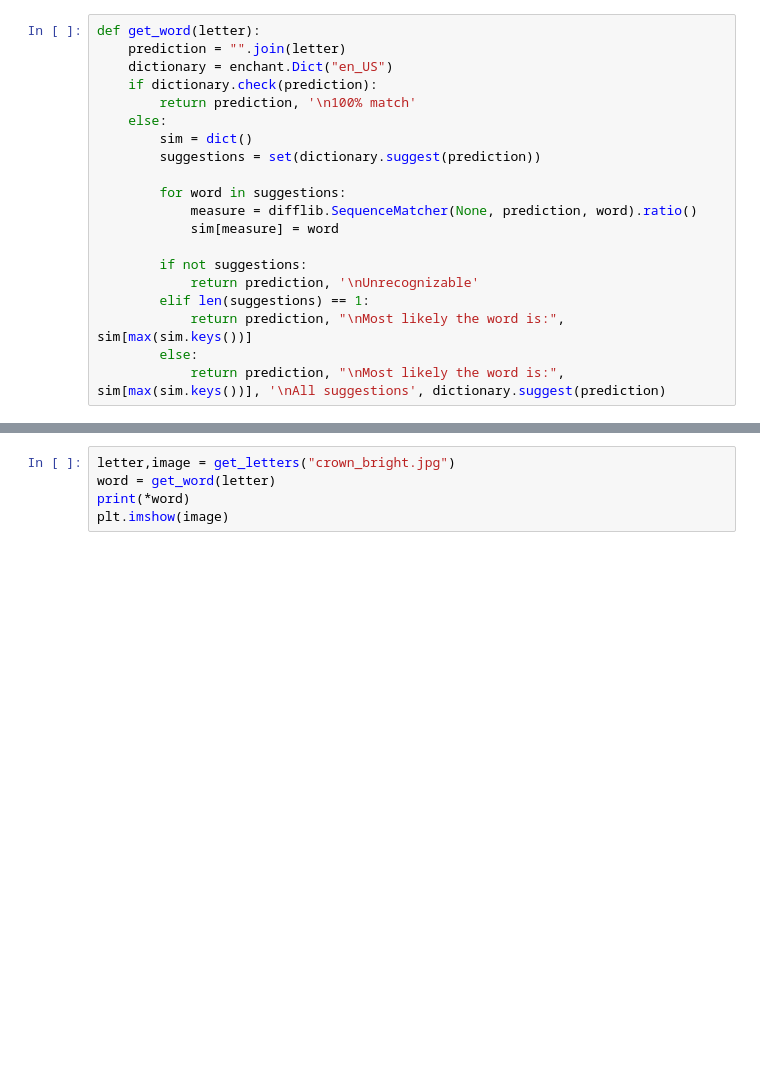
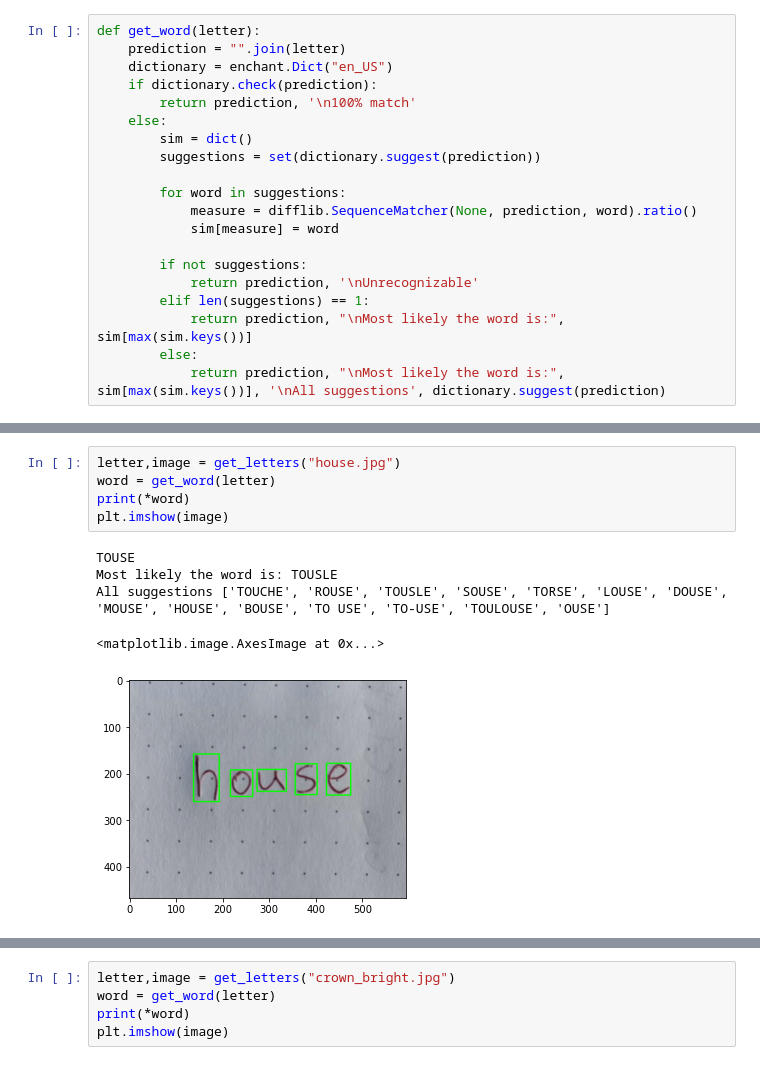
Before and after one commit to CISgroup1/HTR_GUI_PyQt, a Jupyter notebook: Main.ipynb, the cells around one changed output, grey strips where cells are left out. Drawn from its saved outputs; the diff is of its cells as text; blank space fills up the shorter version.

```diff
--- a/Main.ipynb
+++ b/Main.ipynb
@@ -90,0 +92,11 @@ def get_word(letter):
+# %%
+letter,image = get_letters("house.jpg")
+word = get_word(letter)
+print(*word)
+plt.imshow(image)
+# %% [output]
+TOUSE
+Most likely the word is: TOUSLE
+All suggestions ['TOUCHE', 'ROUSE', 'TOUSLE', 'SOUSE', 'TORSE', 'LOUSE', 'DOUSE', 'MOUSE', 'HOUSE', 'BOUSE', 'TO USE', 'TO-USE', 'TOULOUSE', 'OUSE']
+<matplotlib.image.AxesImage at 0x...>
+[figure, added]
```
Also changed, not shown: parts of 14 cells of this notebook, 1 other file.
